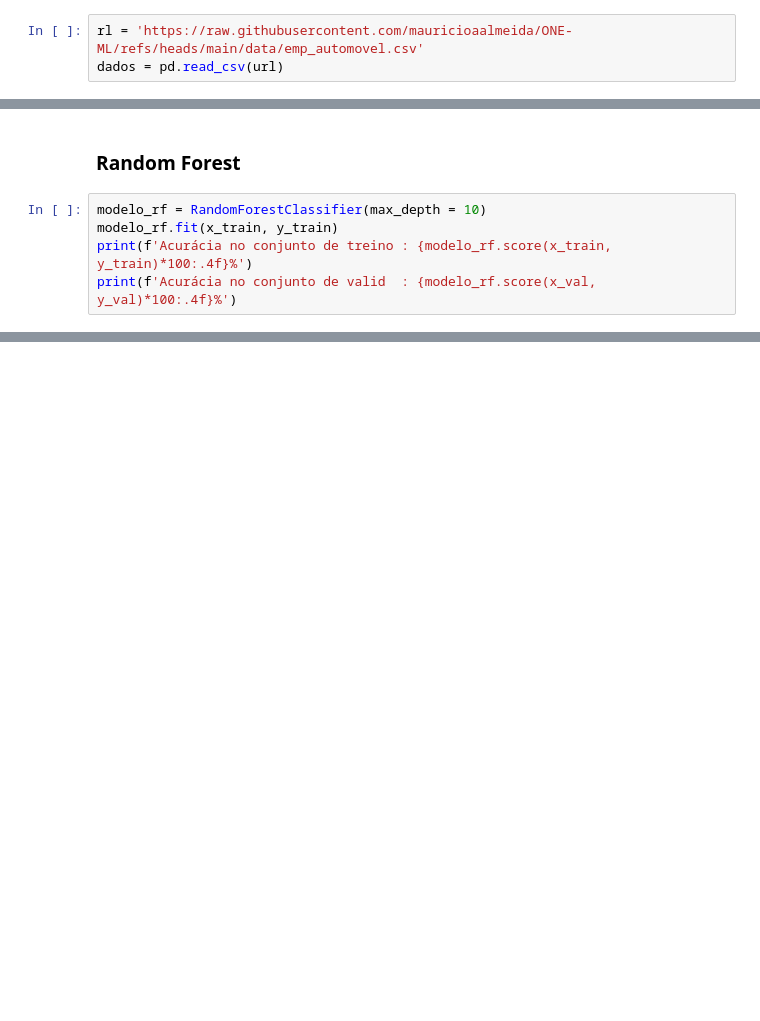
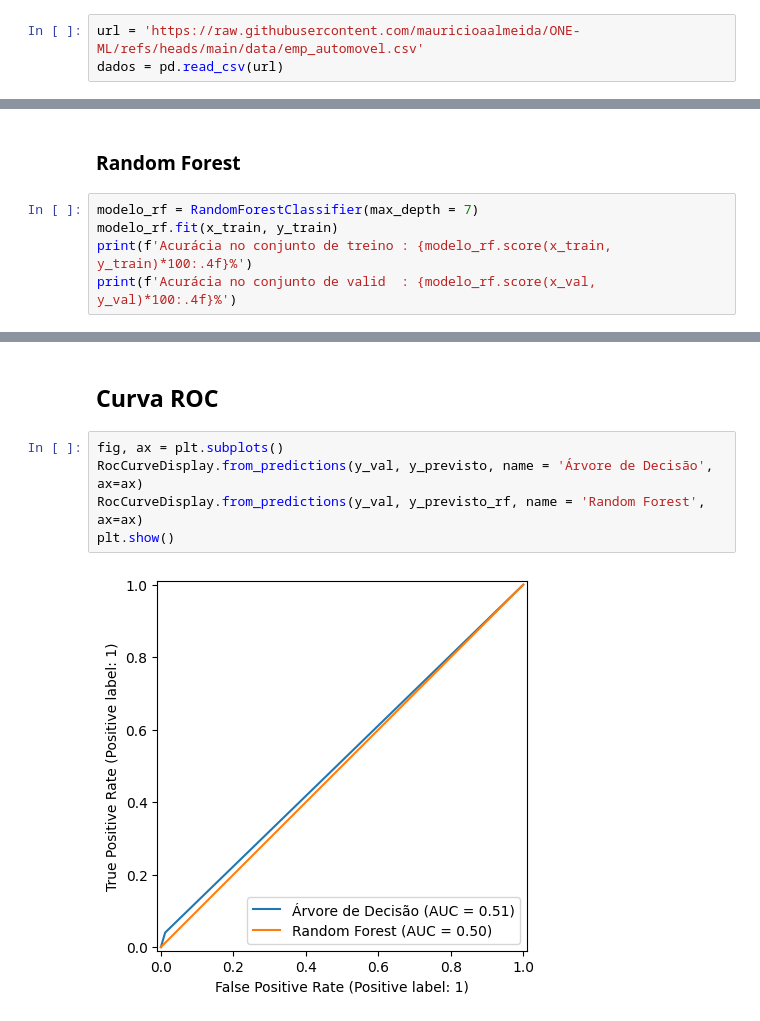
Before and after one commit to mauricioaalmeida/ONE-ML, a Jupyter notebook: ONE_Classificação_Validação_métricas.ipynb, the cells around one changed output, grey strips where cells are left out. Saved outputs shown, nothing was run; the diff lists cells and outputs as text; blank space fills up the shorter version.

```diff
--- a/ONE_Classificação_Validação_métricas.ipynb
+++ b/ONE_Classificação_Validação_métricas.ipynb
@@ -38,7 +40,7 @@ import pickle
 # %% [markdown]
 ### Criando um modelo inicial
 # %%
-rl = 'https://raw.githubusercontent.com/mauricioaalmeida/ONE-ML/refs/heads/main/data/emp_automovel.csv'
+url = 'https://raw.githubusercontent.com/mauricioaalmeida/ONE-ML/refs/heads/main/data/emp_automovel.csv'
 dados = pd.read_csv(url)
 # %%
 dados.head()
@@ -137,7 +139,7 @@ O modelo está performando com boa acurácia para os Adimplentes, mas está muit
 # %% [markdown]
 ### Random Forest
 # %%
-modelo_rf = RandomForestClassifier(max_depth = 10)
+modelo_rf = RandomForestClassifier(max_depth = 7)
 modelo_rf.fit(x_train, y_train)
 print(f'Acurácia no conjunto de treino : {modelo_rf.score(x_train, y_train)*100:.4f}%')
 print(f'Acurácia no conjunto de valid  : {modelo_rf.score(x_val, y_val)*100:.4f}%')
@@ -158,0 +201,9 @@ visualizacao.plot();
+# %% [markdown]
+## Curva ROC
+# %%
+fig, ax = plt.subplots()
+RocCurveDisplay.from_predictions(y_val, y_previsto, name = 'Árvore de Decisão', ax=ax)
+RocCurveDisplay.from_predictions(y_val, y_previsto_rf, name = 'Random Forest', ax=ax)
+plt.show()
+# %% [output]
+[figure, added]
```
Also changed, not shown: parts of 30 cells of this notebook.
